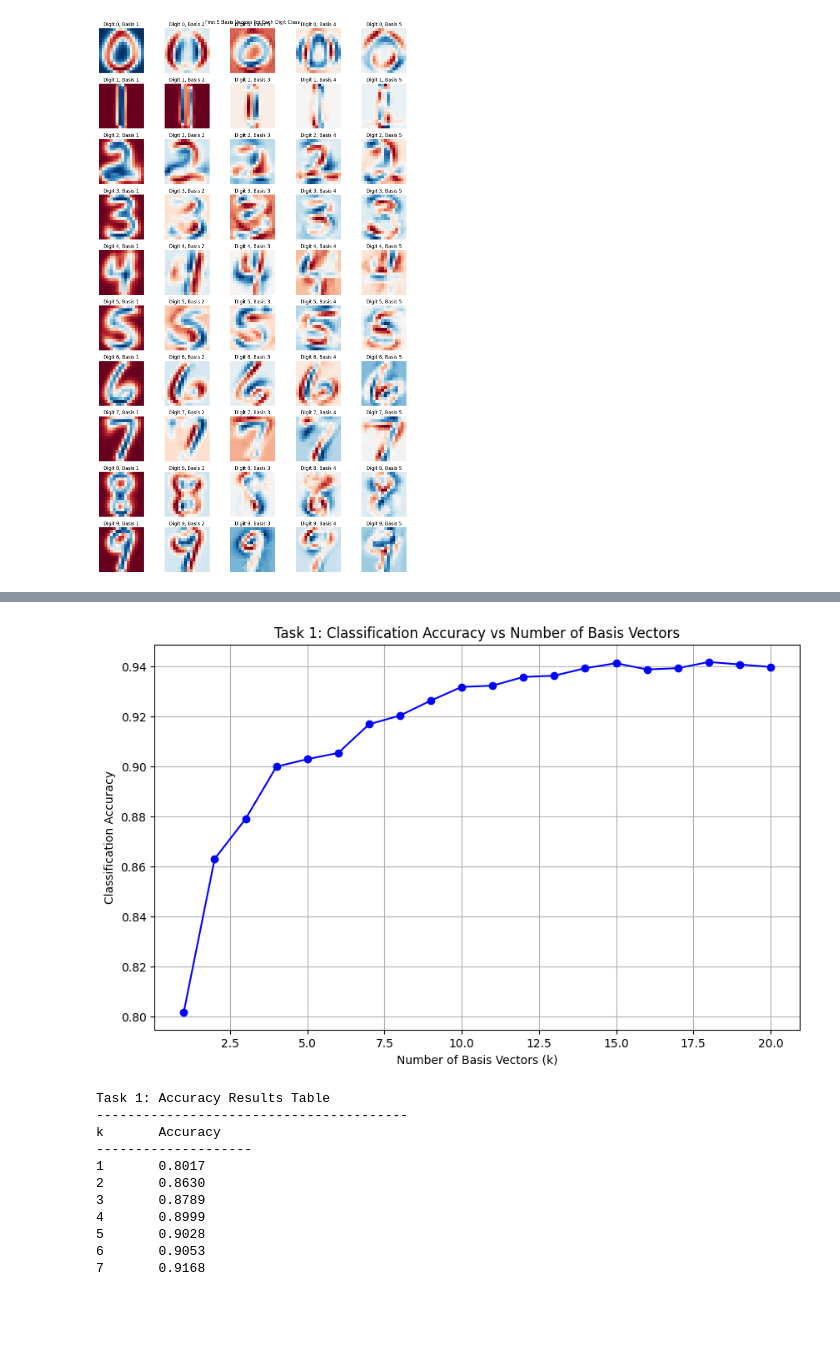
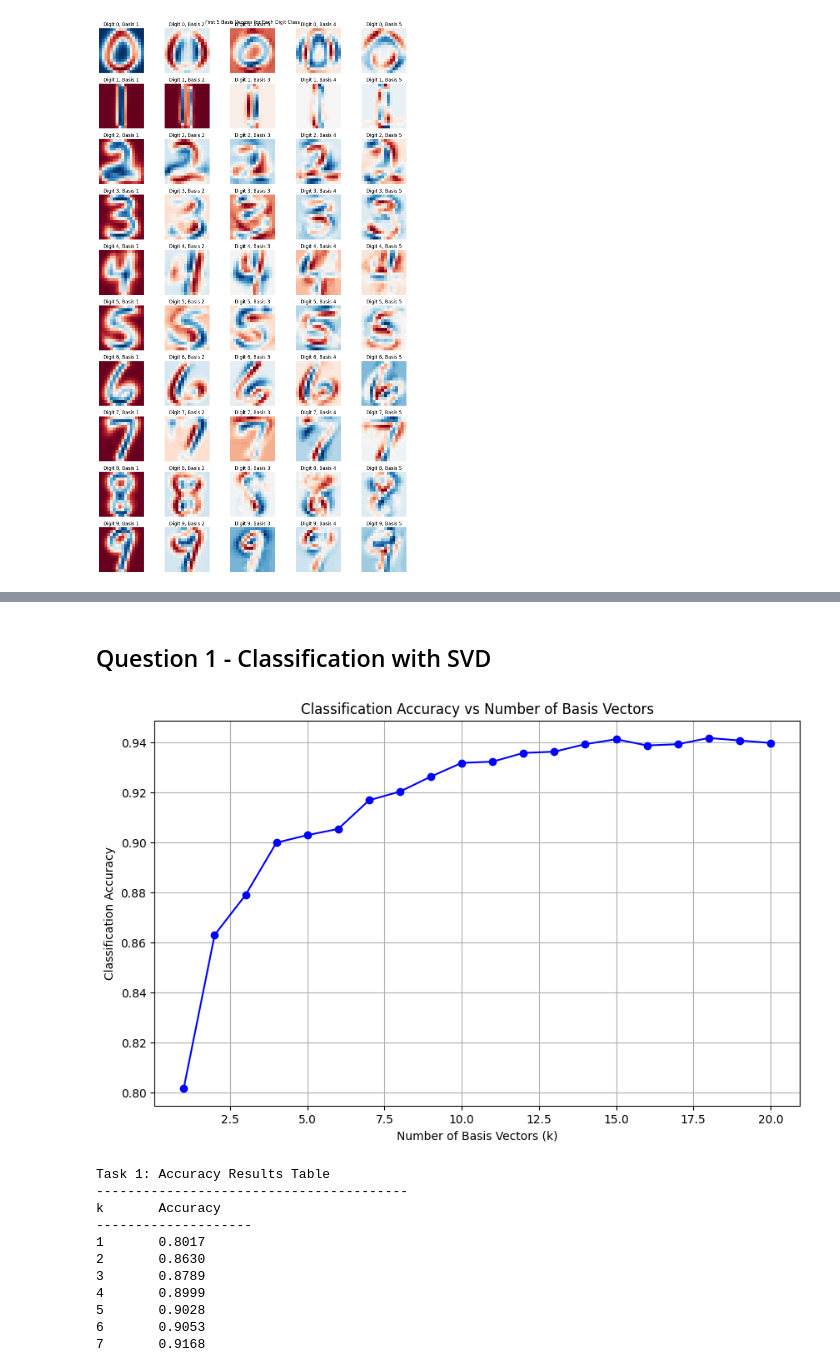
Before and after one commit to miketheofan/msc-in-data-science, a Jupyter notebook: code.ipynb, the cells around one changed output, grey strips where cells are left out. Saved outputs shown, nothing was run; the diff lists cells and outputs as text; code cells hidden in the pictures; blank space fills up the shorter version.

```diff
--- a/code.ipynb
+++ b/code.ipynb
@@ -116,20 +172,21 @@ def classify_with_svd(k=10):
+# %% [markdown]
+## Question 1 - Classification with SVD
 # %%
-# Task 1: Test different k values
 k_values = range(1, 21)
 accuracies = []
 
 for k in k_values:
     acc = classify_with_svd(k)
     accuracies.append(acc)
 
 # Plot accuracy curve
 plt.figure(figsize=(10, 6))
 plt.plot(k_values, accuracies, 'bo-')
 plt.xlabel('Number of Basis Vectors (k)')
 plt.ylabel('Classification Accuracy')
-plt.title('Task 1: Classification Accuracy vs Number of Basis Vectors')
+plt.title('Classification Accuracy vs Number of Basis Vectors')
 plt.grid(True)
 plt.show()
 # %% [output]
-[figure, old version]
+[figure, new version]
 # %%
```
Also changed, not shown: parts of 19 cells of this notebook.
